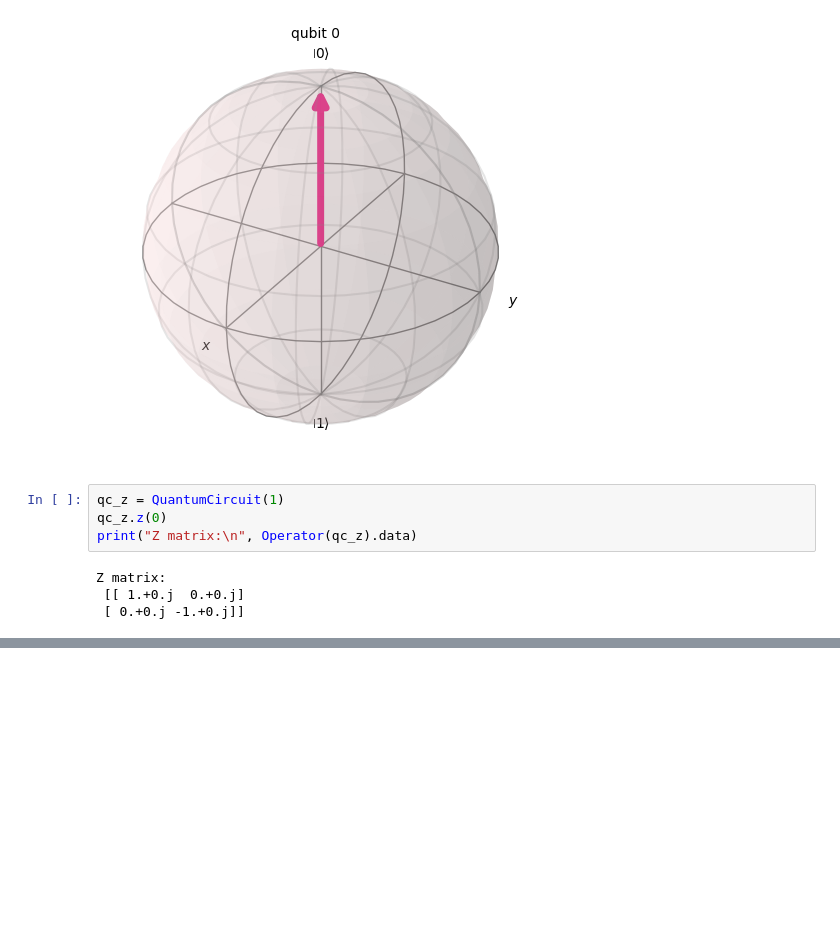
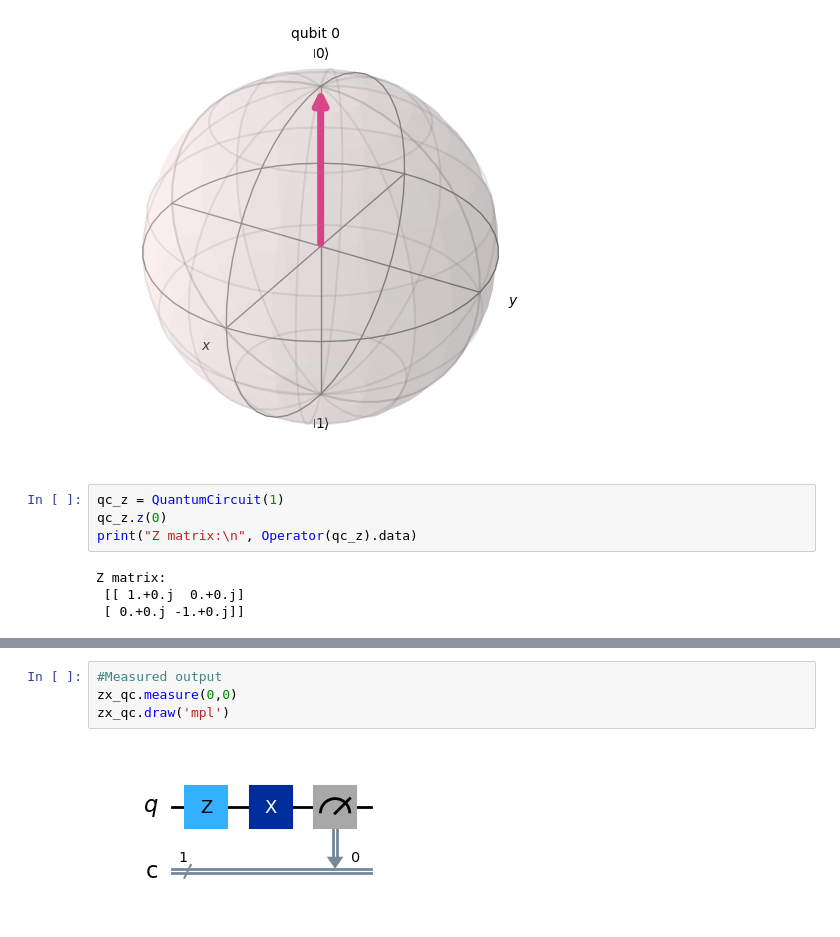
Before and after one commit to GitHarsh19/Qiskit, a Jupyter notebook: practice_1.ipynb, the cells around one changed output, grey strips where cells are left out. Saved outputs shown, nothing was run; the diff lists cells and outputs as text; blank space fills up the shorter version.

```diff
--- a/practice_1.ipynb
+++ b/practice_1.ipynb
@@ -140,0 +202,6 @@ Z matrix:
+# %%
+#Measured output
+zx_qc.measure(0,0)
+zx_qc.draw('mpl')
+# %% [output]
+[figure, added]
```
Also changed, not shown: parts of 15 cells of this notebook.
